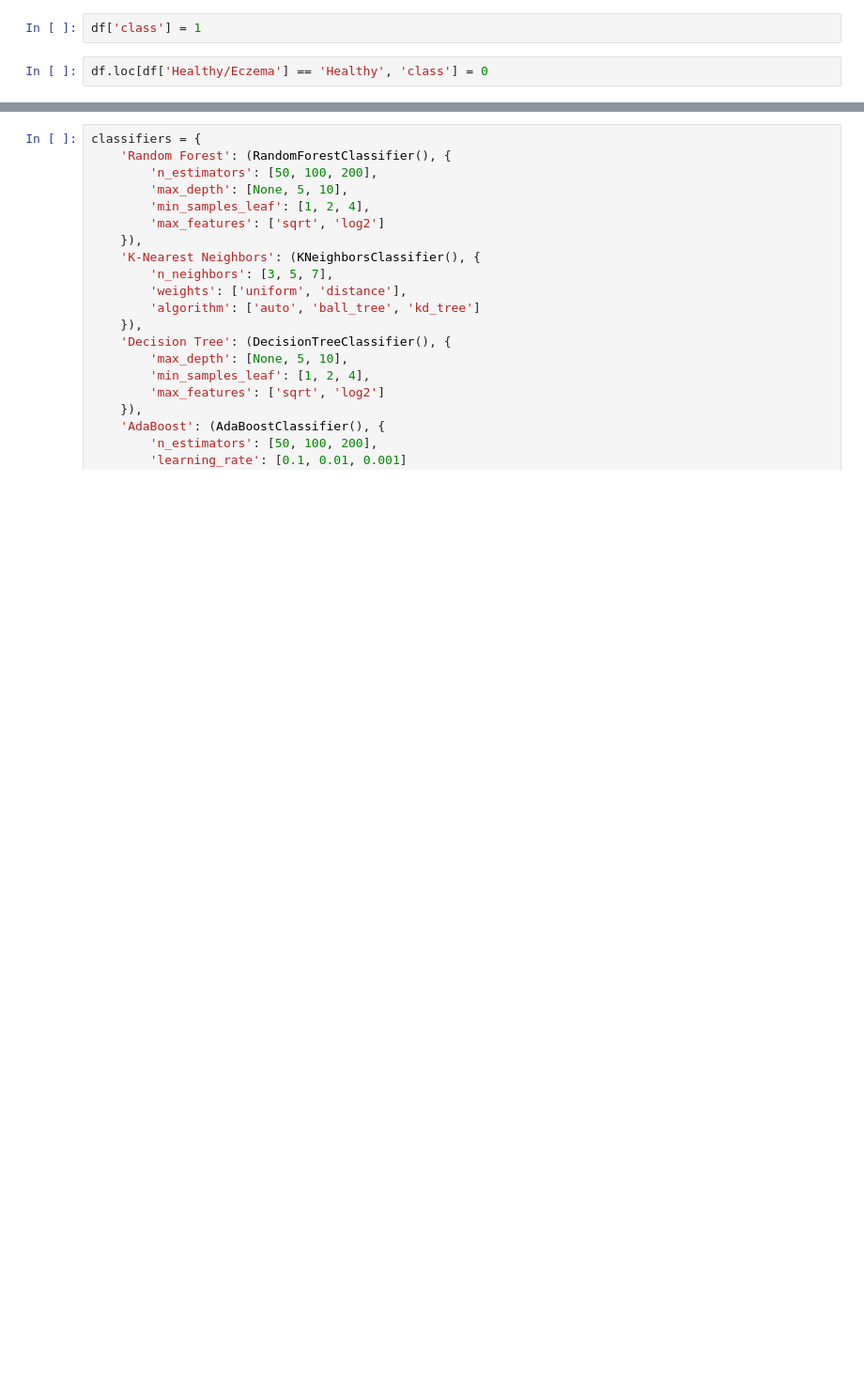
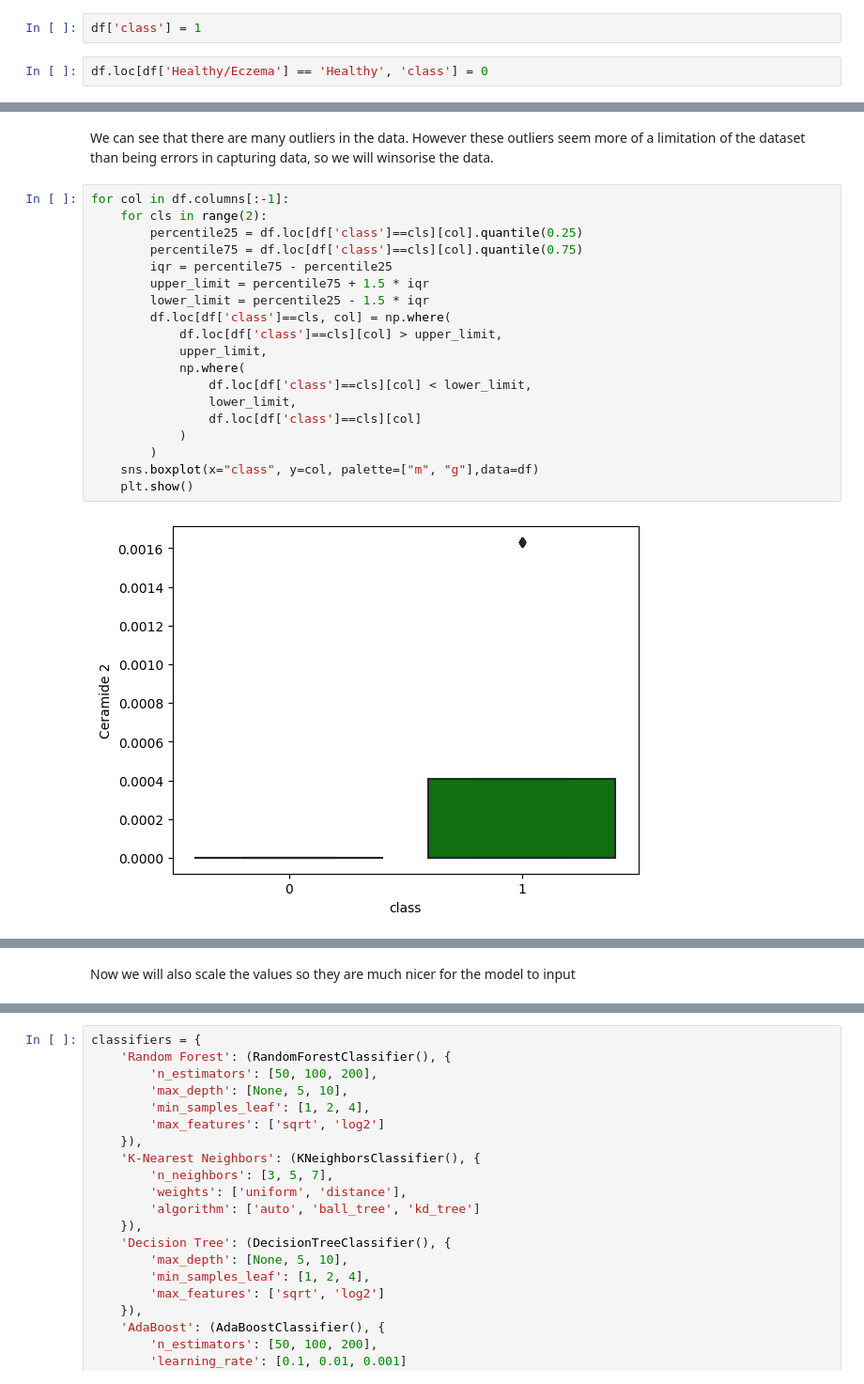
Before and after one commit to RottenLemons/raman-ezcema, a Jupyter notebook: Eczema.ipynb, the cells around one changed output, grey strips where cells are left out. Shown at 94% size. Cells and saved outputs as stored; diff of their text form; blank space fills up the shorter version.

```diff
--- a/Eczema.ipynb
+++ b/Eczema.ipynb
@@ -62,0 +74,23 @@ df = df.drop('Subject', axis=1) # Dropping useless columns
+# %% [markdown]
+We can see that there are many outliers in the data. However these outliers seem more of a limitation of the dataset than being errors in capturing data, so we will winsorise the data.
+# %%
+for col in df.columns[:-1]:
+    for cls in range(2):
+        percentile25 = df.loc[df['class']==cls][col].quantile(0.25)
+        percentile75 = df.loc[df['class']==cls][col].quantile(0.75)
+        iqr = percentile75 - percentile25
+        upper_limit = percentile75 + 1.5 * iqr
+        lower_limit = percentile25 - 1.5 * iqr
+        df.loc[df['class']==cls, col] = np.where(
+            df.loc[df['class']==cls][col] > upper_limit,
+            upper_limit,
+            np.where(
+                df.loc[df['class']==cls][col] < lower_limit,
+                lower_limit,
+                df.loc[df['class']==cls][col]
+            )
+        )
+    sns.boxplot(x="class", y=col, palette=["m", "g"],data=df)
+    plt.show()
+# %% [output]
+[figure, added]
@@ -62,0 +105,2 @@ df = df.drop('Subject', axis=1) # Dropping useless columns
+# %% [markdown]
+Now we will also scale the values so they are much nicer for the model to input
```
Also changed, not shown: parts of 33 cells of this notebook, 5 other files.
